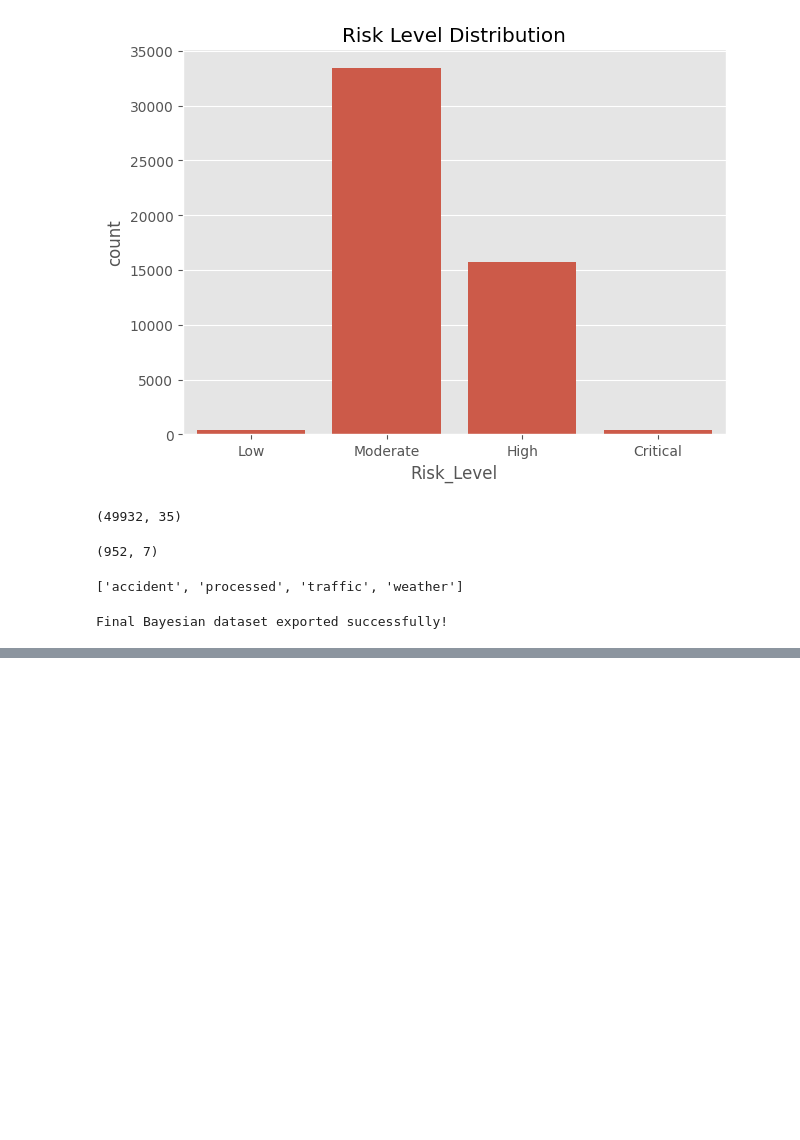
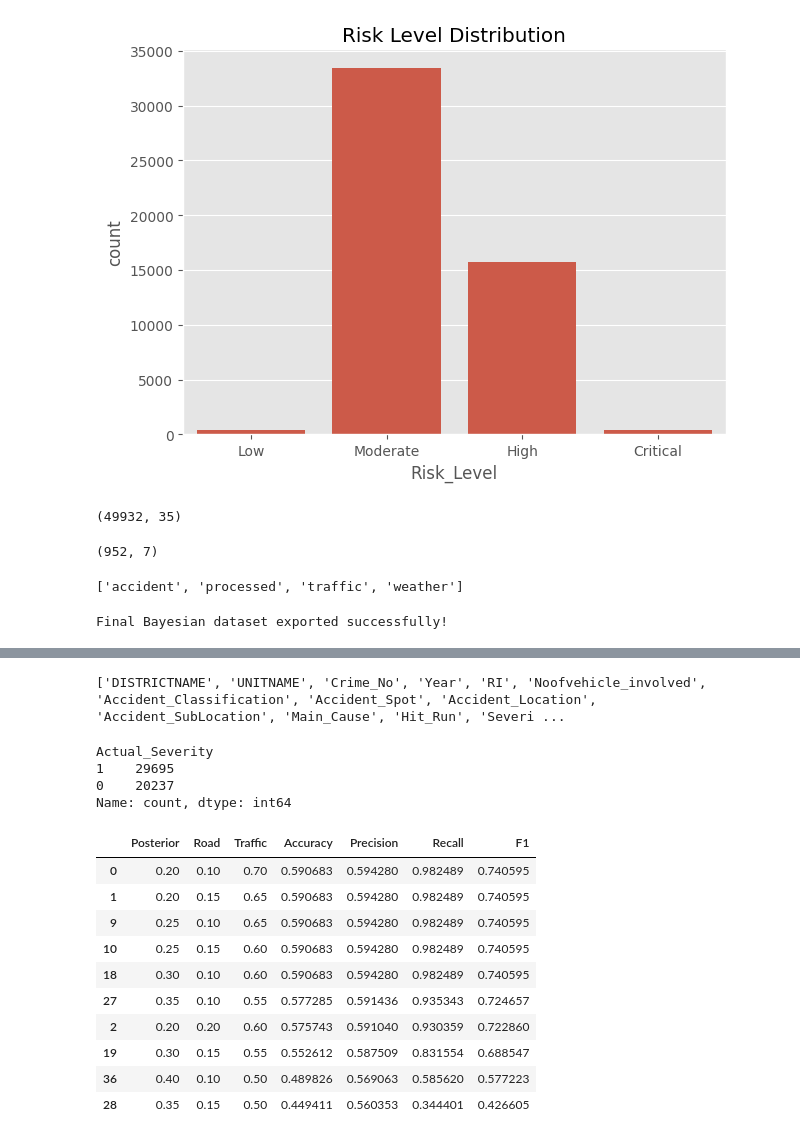
Before and after one commit to AnushreeKasturi/Potholerisk, a Jupyter notebook: notebooks/05_Bayesian_Risk_Model_Final.ipynb, the cells around one changed output, grey strips where cells are left out. Cells and saved outputs as stored; diff of their text form; code cells hidden in the pictures; blank space fills up the shorter version.

Commit message:
Complete Bayesian risk model pipeline and evaluation notebooks

```diff
--- a/notebooks/05_Bayesian_Risk_Model_Final.ipynb
+++ b/notebooks/05_Bayesian_Risk_Model_Final.ipynb
@@ -360,0 +397,17 @@ Final Bayesian dataset exported successfully!
+# %%
+print(accident_df.columns.tolist())
+# %% [output]
+['DISTRICTNAME', 'UNITNAME', 'Crime_No', 'Year', 'RI', 'Noofvehicle_involved', 'Accident_Classification', 'Accident_Spot', 'Accident_Location', 'Accident_SubLocation', 'Main_Cause', 'Hit_Run', 'Severi ...
+# %%
+# Create binary target
+
+accident_df["Actual_Severity"] = accident_df["Severity"].isin(
+    ["Fatal", "Grievous Injury"]
+).astype(int)
+
+print(accident_df["Actual_Severity"].value_counts())
+# %% [output]
+Actual_Severity
+1    29695
+0    20237
+Name: count, dtype: int64
@@ -360,0 +461,53 @@ Final Bayesian dataset exported successfully!
+# %%
+results = []
+
+y_true = accident_df["Actual_Severity"]
+
+for posterior_w in np.arange(0.20, 0.61, 0.05):
+
+    for road_w in np.arange(0.10, 0.51, 0.05):
+
+        traffic_w = 1 - posterior_w - road_w
+
+        if traffic_w <= 0:
+            continue
+
+        risk = (
+            posterior_w * accident_df["Posterior_Probability"] +
+            road_w * accident_df["Road_Risk_Index"] +
+            traffic_w * accident_df["Traffic_Exposure"]
+        )
+
+        for threshold in np.arange(0.20, 0.46, 0.01):
+
+            pred = (risk >= threshold).astype(int)
+
+            results.append({
+                "Posterior": posterior_w,
+                "Road": road_w,
+                "Traffic": traffic_w,
+                "Threshold": round(threshold, 2),
+                "Accuracy": accuracy_score(y_true, pred),
+                "Precision": precision_score(y_true, pred, zero_division=0),
+                "Recall": recall_score(y_true, pred, zero_division=0),
+                "F1": f1_score(y_true, pred, zero_division=0)
+            })
+
+results = pd.DataFrame(results)
+# %%
+results.sort_values(
+    "Accuracy",
+    ascending=False
+).head(10)
+# %% [output]
+|  | Posterior | Road | Traffic | Accuracy | Precision | Recall | F1 |
+| 0 | 0.20 | 0.10 | 0.70 | 0.590683 | 0.594280 | 0.982489 | 0.740595 |
+| 1 | 0.20 | 0.15 | 0.65 | 0.590683 | 0.594280 | 0.982489 | 0.740595 |
+| 9 | 0.25 | 0.10 | 0.65 | 0.590683 | 0.594280 | 0.982489 | 0.740595 |
+| 10 | 0.25 | 0.15 | 0.60 | 0.590683 | 0.594280 | 0.982489 | 0.740595 |
+| 18 | 0.30 | 0.10 | 0.60 | 0.590683 | 0.594280 | 0.982489 | 0.740595 |
+| 27 | 0.35 | 0.10 | 0.55 | 0.577285 | 0.591436 | 0.935343 | 0.724657 |
+| 2 | 0.20 | 0.20 | 0.60 | 0.575743 | 0.591040 | 0.930359 | 0.722860 |
+| 19 | 0.30 | 0.15 | 0.55 | 0.552612 | 0.587509 | 0.831554 | 0.688547 |
+| 36 | 0.40 | 0.10 | 0.50 | 0.489826 | 0.569063 | 0.585620 | 0.577223 |
+| 28 | 0.35 | 0.15 | 0.50 | 0.449411 | 0.560353 | 0.344401 | 0.426605 |
```
Also changed, not shown: parts of 8 cells of this notebook, 3 other files.
